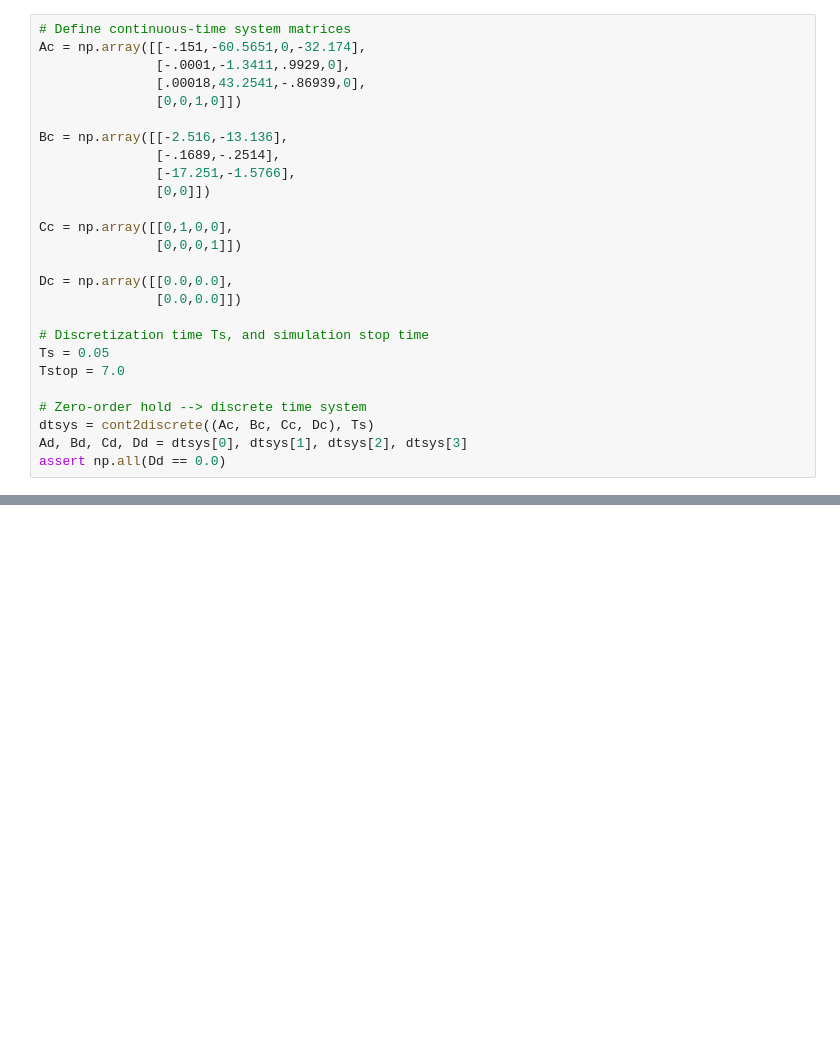
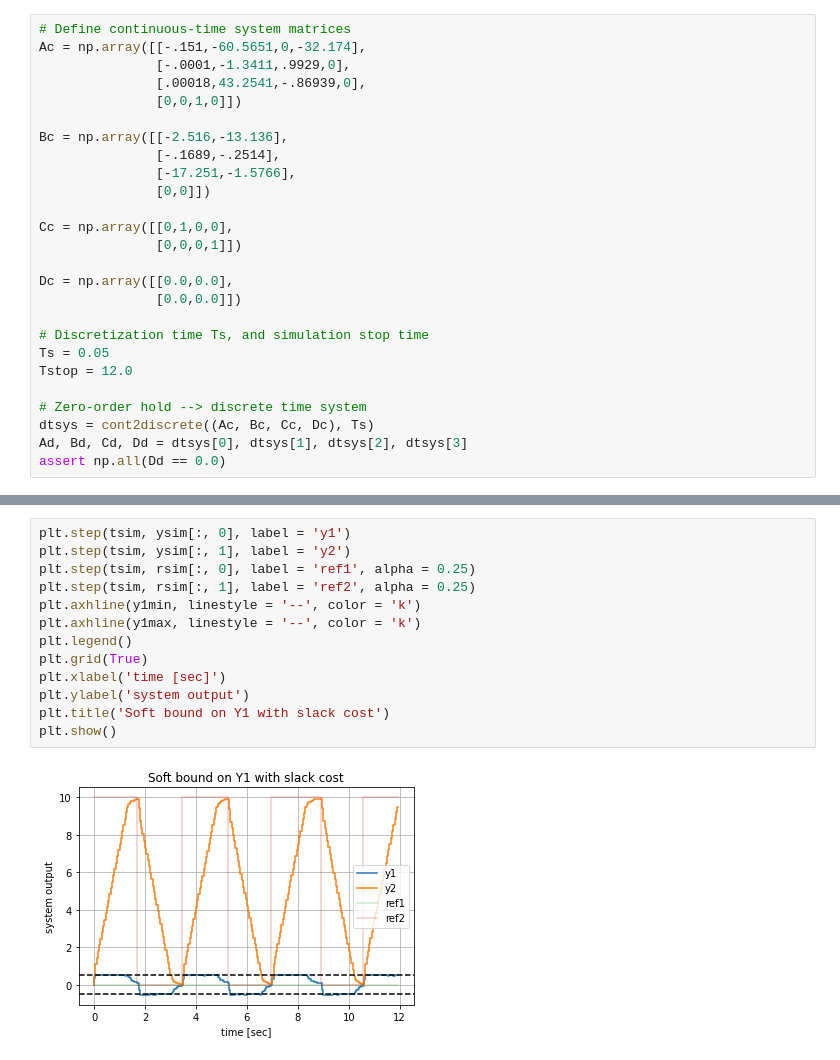
Before and after one commit to olofer/rempc, a Jupyter notebook: test-mpc-afti16-slack.ipynb, the cells around one changed output, grey strips where cells are left out. Drawn from its saved outputs; the diff is of its cells as text; blank space fills up the shorter version.

```diff
--- a/test-mpc-afti16-slack.ipynb
+++ b/test-mpc-afti16-slack.ipynb
@@ -23,7 +34,7 @@ Dc = np.array([[0.0,0.0],
 
 # Discretization time Ts, and simulation stop time
 Ts = 0.05
-Tstop = 7.0
+Tstop = 12.0
 
 # Zero-order hold --> discrete time system
 dtsys = cont2discrete((Ac, Bc, Cc, Dc), Ts)
@@ -50,0 +149,15 @@ print(Pmpc)
+# %%
+plt.step(tsim, ysim[:, 0], label = 'y1')
+plt.step(tsim, ysim[:, 1], label = 'y2')
+plt.step(tsim, rsim[:, 0], label = 'ref1', alpha = 0.25)
+plt.step(tsim, rsim[:, 1], label = 'ref2', alpha = 0.25)
+plt.axhline(y1min, linestyle = '--', color = 'k')
+plt.axhline(y1max, linestyle = '--', color = 'k')
+plt.legend()
+plt.grid(True)
+plt.xlabel('time [sec]')
+plt.ylabel('system output')
+plt.title('Soft bound on Y1 with slack cost')
+plt.show()
+# %% [output]
+[figure, added]
```
Also changed, not shown: parts of 7 cells of this notebook.
